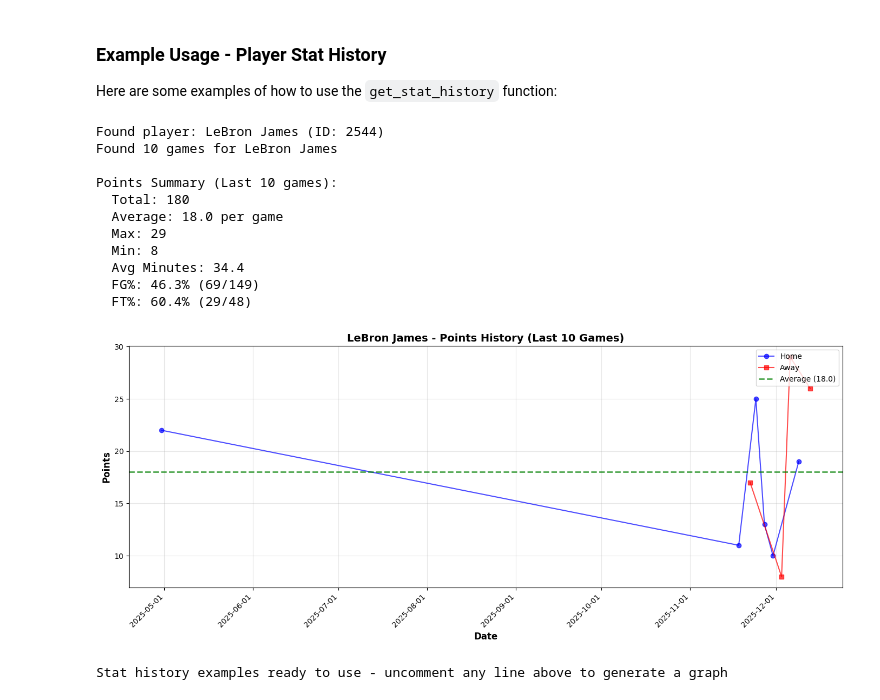
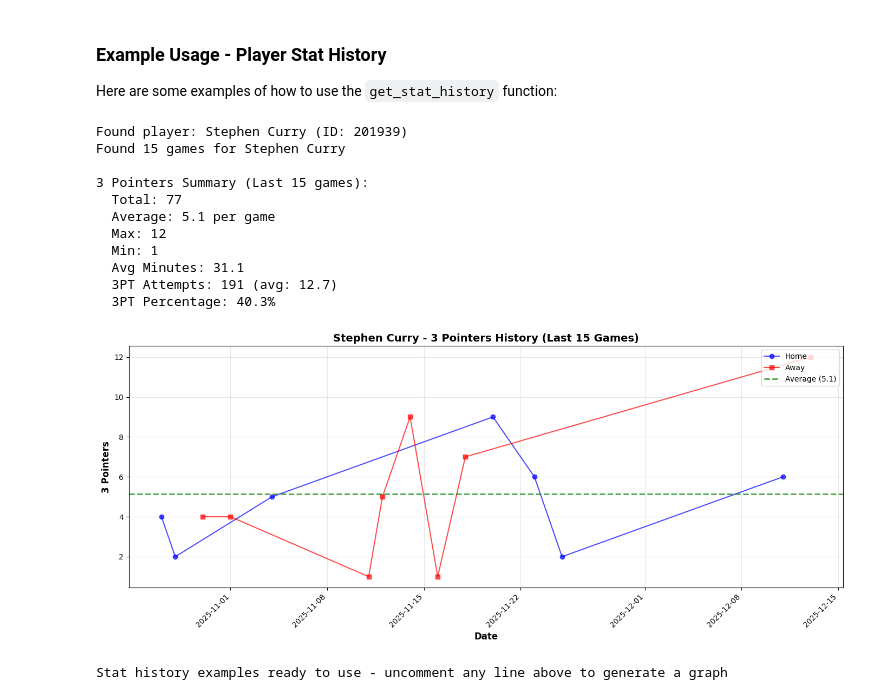
Before and after one commit to AdrianGri/nba-mcp, a Jupyter notebook: nba_spark_analysis.ipynb, the cells around one changed output. Cells and saved outputs as stored; diff of their text form; code cells hidden in the pictures.

```diff
--- a/nba_spark_analysis.ipynb
+++ b/nba_spark_analysis.ipynb
@@ -949,33 +949,33 @@ Function 'get_stat_history' is now available!
 Here are some examples of how to use the `get_stat_history` function:
 # %%
 # Example 1: Get LeBron James' points over his last 10 games
-get_stat_history("LeBron James", "points", 10)
+# get_stat_history("LeBron James", "points", 10)
 
 # Example 2: Get Giannis' rebounds for the past 20 games
 # get_stat_history("Giannis", "rebounds", 20)
 
 # Example 3: Get Steph Curry's 3-pointers in his last 15 games
-# get_stat_history("Stephen Curry", "3_pointers", 15)
+get_stat_history("Stephen Curry", "3_pointers", 15)
 
 # Example 4: Get Rudy Gobert's blocks in his last 30 games
 # get_stat_history("Gobert", "blocks", 30)
 
 # Example 5: Get Luka Doncic's assists in his last 25 games
 # get_stat_history("Luka Doncic", "assists", 25)
 
 # Uncomment any example above to run it
 print("Stat history examples ready to use - uncomment any line above to generate a graph")
 # %% [output]
-Found player: LeBron James (ID: 2544)
-Found 10 games for LeBron James
+Found player: Stephen Curry (ID: 201939)
+Found 15 games for Stephen Curry
 
-Points Summary (Last 10 games):
-  Total: 180
-  Average: 18.0 per game
-  Max: 29
-  Min: 8
-  Avg Minutes: 34.4
-  FG%: 46.3% (69/149)
-  FT%: 60.4% (29/48)
+3 Pointers Summary (Last 15 games):
+  Total: 77
+  Average: 5.1 per game
+  Max: 12
+  Min: 1
+  Avg Minutes: 31.1
+  3PT Attempts: 191 (avg: 12.7)
+  3PT Percentage: 40.3%
-[figure, old version]
+[figure, new version]
 Stat history examples ready to use - uncomment any line above to generate a graph
```
Also changed, not shown: 1 other file.
